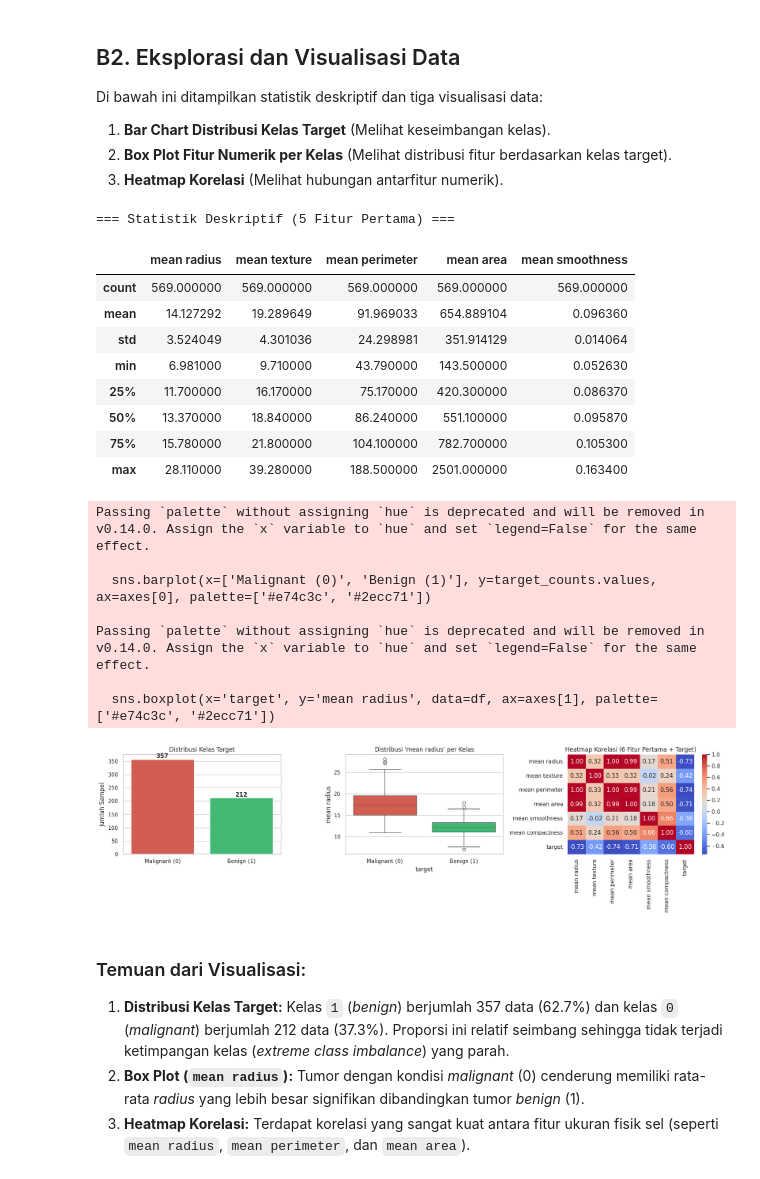
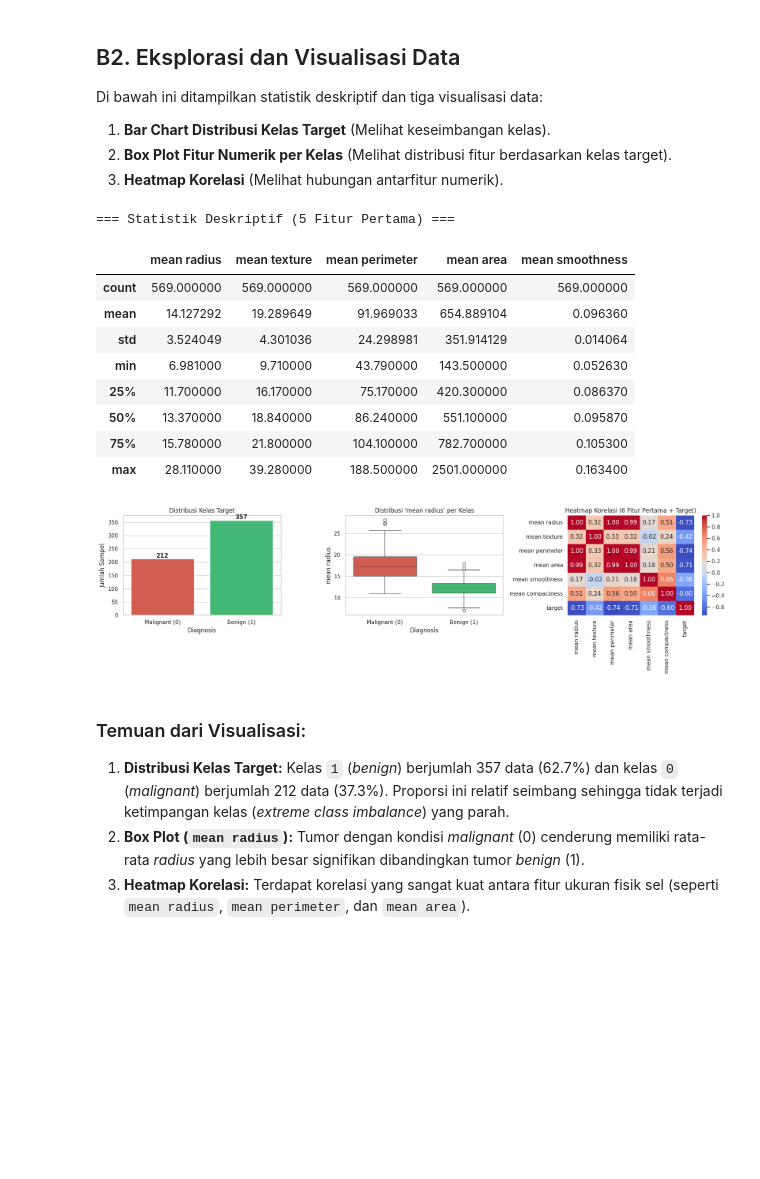
Before and after one commit to Hafizhhtzy/tugas-regresi-linear-logistik, a Jupyter notebook: B_logistic_regression.ipynb, the cells around one changed output. Drawn from its saved outputs; the diff is of its cells as text; code cells hidden in the pictures; blank space fills up the shorter version.

```diff
--- a/B_logistic_regression.ipynb
+++ b/B_logistic_regression.ipynb
@@ -50,49 +50,82 @@ Di bawah ini ditampilkan statistik deskriptif dan tiga visualisasi data:
 print("=== Statistik Deskriptif (5 Fitur Pertama) ===")
 display(df.iloc[:, :5].describe())
 
 # 2. Visualisasi
 fig, axes = plt.subplots(1, 3, figsize=(18, 5))
 
+# Data kelas target
+target_counts = df["target"].value_counts().sort_index()
+
+class_counts = pd.DataFrame({
+    "Diagnosis": ["Malignant (0)", "Benign (1)"],
+    "Jumlah": target_counts.values
+})
+
 # a. Bar Chart Distribusi Kelas
-target_counts = df['target'].value_counts()
-sns.barplot(x=['Malignant (0)', 'Benign (1)'], y=target_counts.values, ax=axes[0], palette=['#e74c3c', '#2ecc71'])
+sns.barplot(
+    data=class_counts,
+    x="Diagnosis",
+    y="Jumlah",
+    hue="Diagnosis",
+    palette=["#e74c3c", "#2ecc71"],
+    legend=False,
+    ax=axes[0]
+)
+
 axes[0].set_title("Distribusi Kelas Target")
 axes[0].set_ylabel("Jumlah Sampel")
+
 for i, v in enumerate(target_counts.values):
-    axes[0].text(i, v + 5, str(v), ha='center', fontweight='bold')
+    axes[0].text(i, v + 5, str(v), ha="center", fontweight="bold")
 
-# b. Box Plot Fitur Numerik per Kelas (contoh: mean radius)
-sns.boxplot(x='target', y='mean radius', data=df, ax=axes[1], palette=['#e74c3c', '#2ecc71'])
+# b. Box Plot Fitur Numerik per Kelas
+df_plot = df.copy()
+df_plot["Diagnosis"] = df_plot["target"].map({
+    0: "Malignant (0)",
+    1: "Benign (1)"
+})
+
+sns.boxplot(
+    data=df_plot,
+    x="Diagnosis",
+    y="mean radius",
+    hue="Diagnosis",
+    palette=["#e74c3c", "#2ecc71"],
+    legend=False,
+    ax=axes[1]
+)
+
 axes[1].set_title("Distribusi 'mean radius' per Kelas")
-axes[1].set_xticklabels(['Malignant (0)', 'Benign (1)'])
 
 # c. Heatmap Korelasi Fitur Terpilih
-selected_cols = cancer.feature_names[:6].tolist() + ['target']
+selected_cols = cancer.feature_names[:6].tolist() + ["target"]
 corr_matrix = df[selected_cols].corr()
-sns.heatmap(corr_matrix, annot=True, fmt=".2f", cmap='coolwarm', ax=axes[2], cbar=True)
+
+sns.heatmap(
+    corr_matrix,
+    annot=True,
+    fmt=".2f",
+    cmap="coolwarm",
+    ax=axes[2],
+    cbar=True
+)
+
 axes[2].set_title("Heatmap Korelasi (6 Fitur Pertama + Target)")
 
 plt.tight_layout()
 plt.show()
 # %% [output]
 === Statistik Deskriptif (5 Fitur Pertama) ===
 |  | mean radius | mean texture | mean perimeter | mean area | mean smoothness |
 | count | 569.000000 | 569.000000 | 569.000000 | 569.000000 | 569.000000 |
 | mean | 14.127292 | 19.289649 | 91.969033 | 654.889104 | 0.096360 |
 | std | 3.524049 | 4.301036 | 24.298981 | 351.914129 | 0.014064 |
 | min | 6.981000 | 9.710000 | 43.790000 | 143.500000 | 0.052630 |
 | 25% | 11.700000 | 16.170000 | 75.170000 | 420.300000 | 0.086370 |
 | 50% | 13.370000 | 18.840000 | 86.240000 | 551.100000 | 0.095870 |
 | 75% | 15.780000 | 21.800000 | 104.100000 | 782.700000 | 0.105300 |
 | max | 28.110000 | 39.280000 | 188.500000 | 2501.000000 | 0.163400 |
-Passing `palette` without assigning `hue` is deprecated and will be removed in v0.14.0. Assign the `x` variable to `hue` and set `legend=False` for the same effect.
-
-  sns.barplot(x=['Malignant (0)', 'Benign (1)'], y=target_counts.values, ax=axes[0], palette=['#e74c3c', '#2ecc71'])
-
-Passing `palette` without assigning `hue` is deprecated and will be removed in v0.14.0. Assign the `x` variable to `hue` and set `legend=False` for the same effect.
-
-  sns.boxplot(x='target', y='mean radius', data=df, ax=axes[1], palette=['#e74c3c', '#2ecc71'])
-[figure, old version]
+[figure, new version]
 # %% [markdown]
 ### Temuan dari Visualisasi:
 1. **Distribusi Kelas Target:** Kelas `1` (*benign*) berjumlah 357 data (62.7%) dan kelas `0` (*malignant*) berjumlah 212 data (37.3%). Proporsi ini relatif seimbang sehingga tidak terjadi ketimpangan kelas (*extreme class imbalance*) yang parah.
```
Also changed, not shown: parts of 1 cell of this notebook.
